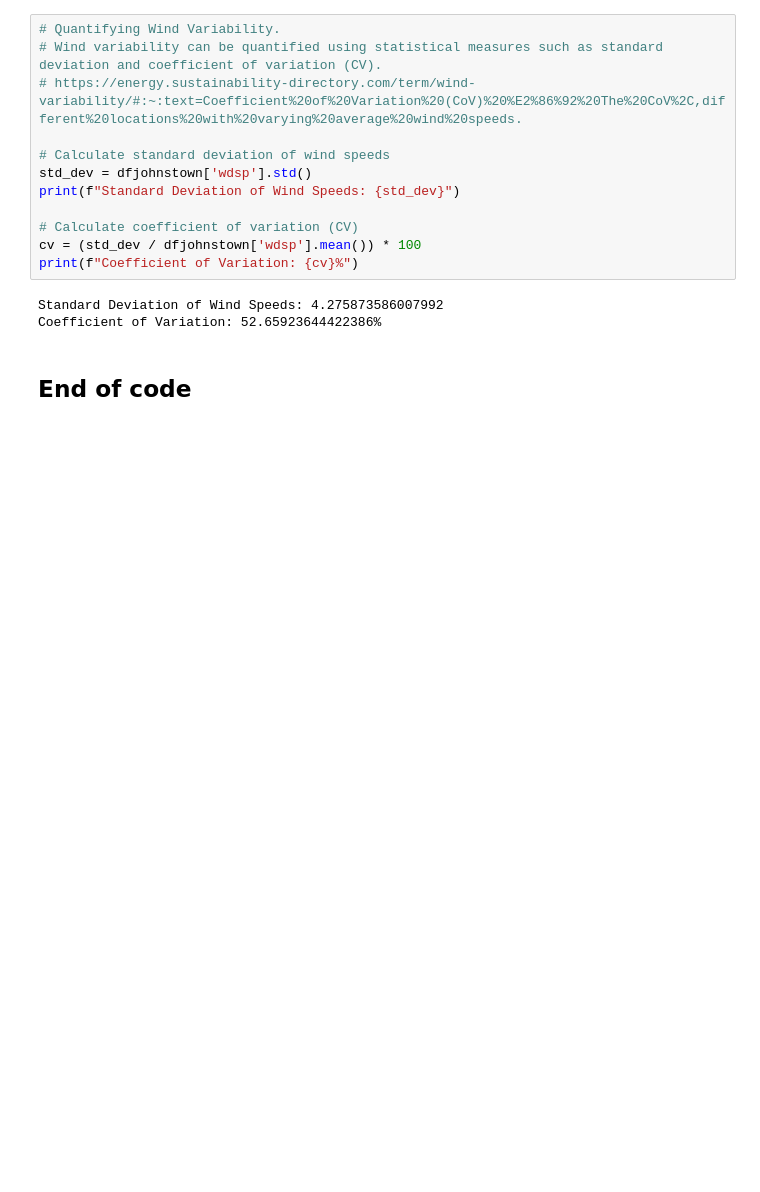
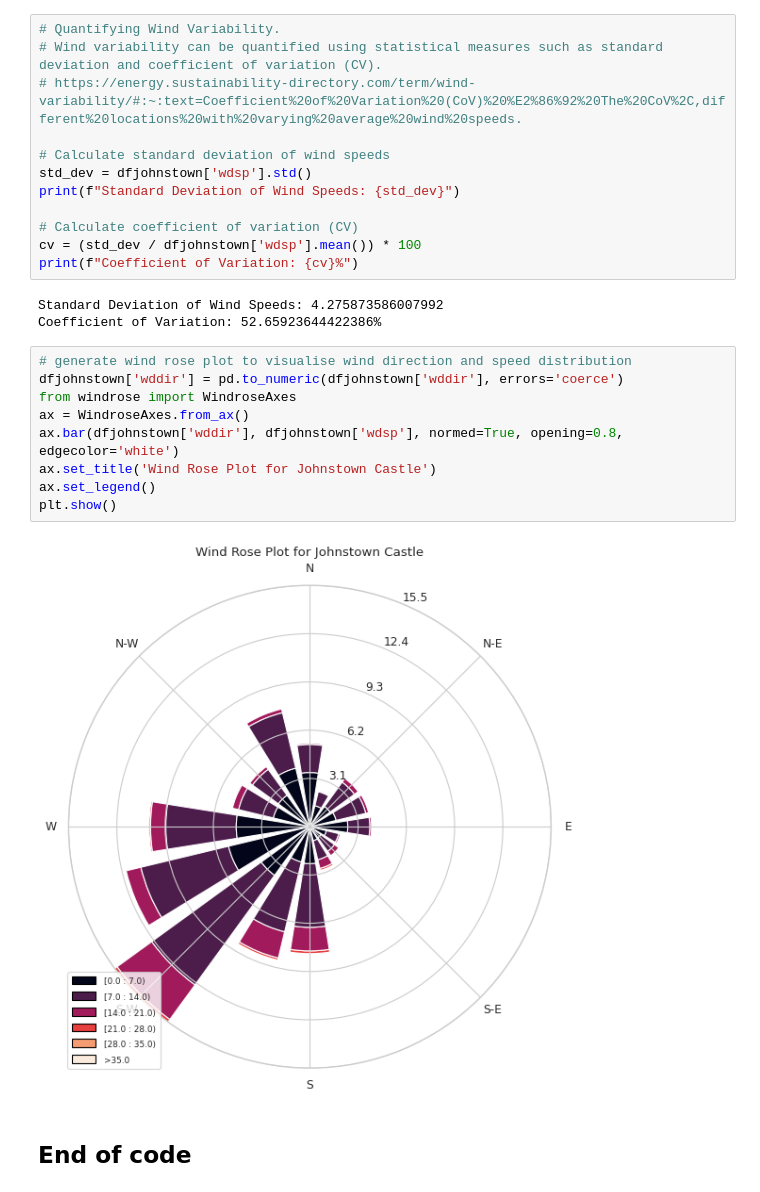
Before and after one commit to cathalred88/PFDA, a Jupyter notebook: project/BigProject.ipynb, the cells around one changed output. Saved outputs shown, nothing was run; the diff lists cells and outputs as text; blank space fills up the shorter version.

Commit message:
added wind rose function

```diff
--- a/project/BigProject.ipynb
+++ b/project/BigProject.ipynb
@@ -187,5 +187,16 @@ print(f"Coefficient of Variation: {cv}%")
 # %% [output]
 Standard Deviation of Wind Speeds: 4.275873586007992
 Coefficient of Variation: 52.65923644422386%
+# %%
+# generate wind rose plot to visualise wind direction and speed distribution
+dfjohnstown['wddir'] = pd.to_numeric(dfjohnstown['wddir'], errors='coerce')
+from windrose import WindroseAxes
+ax = WindroseAxes.from_ax()
+ax.bar(dfjohnstown['wddir'], dfjohnstown['wdsp'], normed=True, opening=0.8, edgecolor='white')
+ax.set_title('Wind Rose Plot for Johnstown Castle')
+ax.set_legend()
+plt.show()
+# %% [output]
+[figure, added]
 # %% [markdown]
 ## End of code
```
